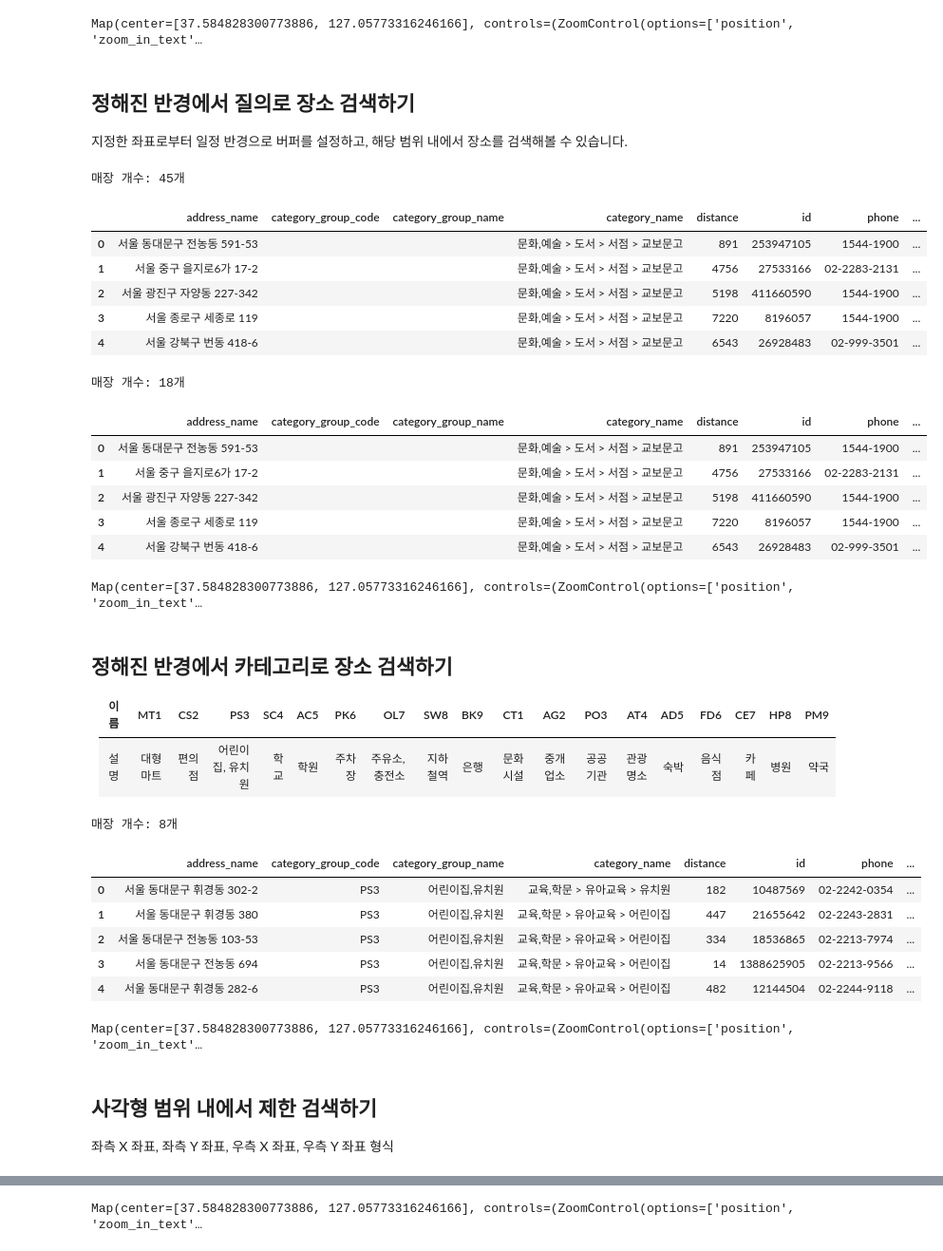
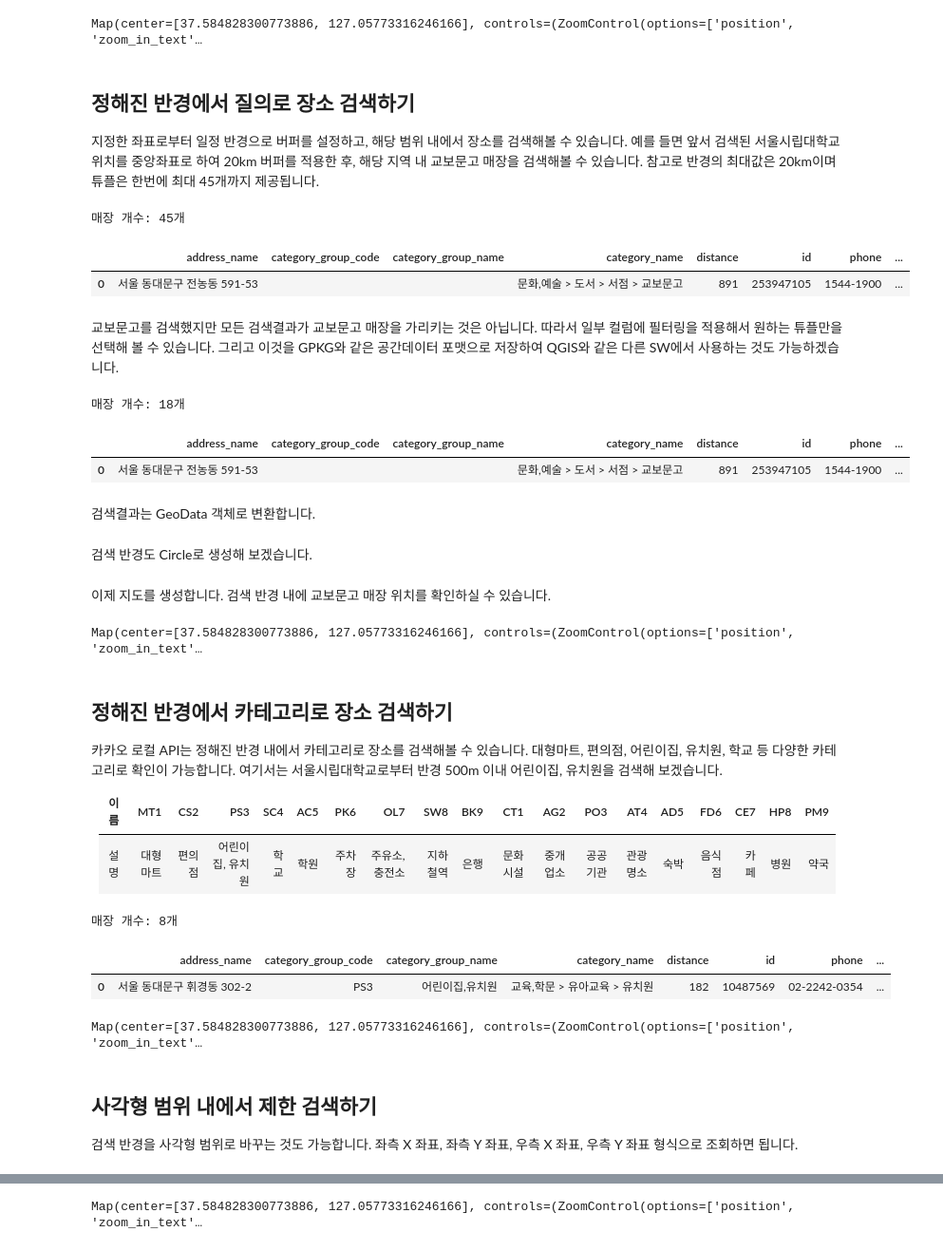
Before and after one commit to osgeokr/geokakao, a Jupyter notebook: kakao_local_api/Kakao_로컬_API를_이용한_공간데이터_검색_기능_소개.ipynb, the cells around one changed output, grey strips where cells are left out. Shown: that part at 95% size. Saved outputs shown, nothing was run; the diff lists cells and outputs as text; code cells hidden in the pictures.

```diff
--- a/kakao_local_api/Kakao_로컬_API를_이용한_공간데이터_검색_기능_소개.ipynb
+++ b/kakao_local_api/Kakao_로컬_API를_이용한_공간데이터_검색_기능_소개.ipynb
@@ -55,7 +55,7 @@ Map(center=[37.584828300773886, 127.05773316246166], controls=(ZoomControl(optio
 # %% [markdown]
 ## 정해진 반경에서 질의로 장소 검색하기
 
-지정한 좌표로부터 일정 반경으로 버퍼를 설정하고, 해당 범위 내에서 장소를 검색해볼 수 있습니다.
+지정한 좌표로부터 일정 반경으로 버퍼를 설정하고, 해당 범위 내에서 장소를 검색해볼 수 있습니다. 예를 들면 앞서 검색된 서울시립대학교 위치를 중앙좌표로 하여 20km 버퍼를 적용한 후, 해당 지역 내 교보문고 매장을 검색해볼 수 있습니다. 참고로 반경의 최대값은 20km이며 튜플은 한번에 최대 45개까지 제공됩니다.
 # %%
 def get_places_by_query(coordinate, radius, query, api_key):
     # 정해진 반경에서 이름으로 장소 검색
@@ -64,55 +64,51 @@ def get_places_by_query(coordinate, radius, query, api_key):
     params = {"query": query,
               "x": coordinate[1],
               "y": coordinate[0],
               "radius": radius}
 
     places = []
     while True:
         response = requests.get(url, headers=headers, params=params)
         data = response.json()
         places.extend(data.get("documents", []))
         if data["meta"]["is_end"]:
             break
         else:
             params["page"] = params.get("page", 1) + 1
     return gpd.GeoDataFrame(
         places,
         geometry=gpd.points_from_xy(
             [place["x"] for place in places], [place["y"] for place in places]
         ),
     )
 
 radius = 20000
 query = "교보문고"
 
 places = get_places_by_query(coordinate, radius, query, api_key)
 print(f"매장 개수: {len(places)}개")
-places.head()
+places.head(1)
 # %% [output]
 매장 개수: 45개
 |  | address_name | category_group_code | category_group_name | category_name | distance | id | phone | ... |
 | 0 | 서울 동대문구 전농동 591-53 |  |  | 문화,예술 > 도서 > 서점 > 교보문고 | 891 | 253947105 | 1544-1900 | ... |
-| 1 | 서울 중구 을지로6가 17-2 |  |  | 문화,예술 > 도서 > 서점 > 교보문고 | 4756 | 27533166 | 02-2283-2131 | ... |
-| 2 | 서울 광진구 자양동 227-342 |  |  | 문화,예술 > 도서 > 서점 > 교보문고 | 5198 | 411660590 | 1544-1900 | ... |
-| 3 | 서울 종로구 세종로 119 |  |  | 문화,예술 > 도서 > 서점 > 교보문고 | 7220 | 8196057 | 1544-1900 | ... |
-| 4 | 서울 강북구 번동 418-6 |  |  | 문화,예술 > 도서 > 서점 > 교보문고 | 6543 | 26928483 | 02-999-3501 | ... |
+# %% [markdown]
+교보문고를 검색했지만 모든 검색결과가 교보문고 매장을 가리키는 것은 아닙니다. 따라서 일부 컬럼에 필터링을 적용해서 원하는 튜플만을 선택해 볼 수 있습니다. 그리고 이것을 GPKG와 같은 공간데이터 포맷으로 저장하여 QGIS와 같은 다른 SW에서 사용하는 것도 가능하겠습니다.
 # %%
 # 필터링
 places = places[
     places["category_name"] == "문화,예술 > 도서 > 서점 > 교보문고"
 ]
-print(f"매장 개수: {len(f_places)}개")
+print(f"매장 개수: {len(places)}개")
 places = places.set_crs(epsg=4326)
 places.to_file("places_by_query.gpkg", driver="GPKG")
-places.head()
+places.head(1)
 # %% [output]
 매장 개수: 18개
 |  | address_name | category_group_code | category_group_name | category_name | distance | id | phone | ... |
 | 0 | 서울 동대문구 전농동 591-53 |  |  | 문화,예술 > 도서 > 서점 > 교보문고 | 891 | 253947105 | 1544-1900 | ... |
-| 1 | 서울 중구 을지로6가 17-2 |  |  | 문화,예술 > 도서 > 서점 > 교보문고 | 4756 | 27533166 | 02-2283-2131 | ... |
-| 2 | 서울 광진구 자양동 227-342 |  |  | 문화,예술 > 도서 > 서점 > 교보문고 | 5198 | 411660590 | 1544-1900 | ... |
-| 3 | 서울 종로구 세종로 119 |  |  | 문화,예술 > 도서 > 서점 > 교보문고 | 7220 | 8196057 | 1544-1900 | ... |
-| 4 | 서울 강북구 번동 418-6 |  |  | 문화,예술 > 도서 > 서점 > 교보문고 | 6543 | 26928483 | 02-999-3501 | ... |
+# %% [markdown]
+검색결과는 GeoData 객체로 변환합니다.
 # %%
 # GeoPandas 레이어를 GeoData로 변환
 geo_data = GeoData(
@@ -126,6 +122,8 @@ geo_data = GeoData(
     },
     name='교보문고'  # 레이어 이름
 )
+# %% [markdown]
+검색 반경도 Circle로 생성해 보겠습니다.
 # %%
 # Circle 생성
 circle = Circle()
@@ -134,6 +132,8 @@ circle.radius = radius  # 원의 반경
 circle.color = "red"  # 원의 테두리 색상
 circle.fill_color = "red"  # 원의 내부 색상
 circle.fill_opacity = 0.5  # 원의 내부 투명도
+# %% [markdown]
+이제 지도를 생성합니다. 검색 반경 내에 교보문고 매장 위치를 확인하실 수 있습니다.
 # %%
 # 지도 생성 (Vworld 백지도 사용)
 m = Map(center=coordinate,
@@ -149,6 +149,9 @@ m
 Map(center=[37.584828300773886, 127.05773316246166], controls=(ZoomControl(options=['position', 'zoom_in_text'…
 # %% [markdown]
 ## 정해진 반경에서 카테고리로 장소 검색하기
+
+카카오 로컬 API는 정해진 반경 내에서 카테고리로 장소를 검색해볼 수 있습니다. 대형마트, 편의점, 어린이집, 유치원, 학교 등 다양한 카테고리로 확인이 가능합니다. 여기서는 서울시립대학교로부터 반경 500m 이내 어린이집, 유치원을 검색해 보겠습니다.
+
 | 이름 | MT1 | CS2 | PS3 | SC4 | AC5 | PK6 | OL7 | SW8 | BK9 | CT1 | AG2 | PO3 | AT4 | AD5 | FD6 | CE7 | HP8 | PM9 |
 |------|------|------|------|------|------|------|------|------|------|------|------|------|------|------|------|------|------|------|
 | 설명 | 대형마트 | 편의점 | 어린이집, 유치원 | 학교 | 학원 | 주차장 | 주유소, 충전소 | 지하철역 | 은행 | 문화시설 | 중개업소 | 공공기관 | 관광명소 | 숙박 | 음식점 | 카페 | 병원 | 약국 |
@@ -185,15 +188,11 @@ places = get_places_by_category(coordinate, radius, category_group_code, api_key
 print(f"매장 개수: {len(places)}개")
 places = places.set_crs(epsg=4326)
 places.to_file("places_by_category.gpkg", driver="GPKG")
-places.head()
+places.head(1)
 # %% [output]
 매장 개수: 8개
 |  | address_name | category_group_code | category_group_name | category_name | distance | id | phone | ... |
 | 0 | 서울 동대문구 휘경동 302-2 | PS3 | 어린이집,유치원 | 교육,학문 > 유아교육 > 유치원 | 182 | 10487569 | 02-2242-0354 | ... |
-| 1 | 서울 동대문구 휘경동 380 | PS3 | 어린이집,유치원 | 교육,학문 > 유아교육 > 어린이집 | 447 | 21655642 | 02-2243-2831 | ... |
-| 2 | 서울 동대문구 전농동 103-53 | PS3 | 어린이집,유치원 | 교육,학문 > 유아교육 > 어린이집 | 334 | 18536865 | 02-2213-7974 | ... |
-| 3 | 서울 동대문구 전농동 694 | PS3 | 어린이집,유치원 | 교육,학문 > 유아교육 > 어린이집 | 14 | 1388625905 | 02-2213-9566 | ... |
-| 4 | 서울 동대문구 휘경동 282-6 | PS3 | 어린이집,유치원 | 교육,학문 > 유아교육 > 어린이집 | 482 | 12144504 | 02-2244-9118 | ... |
 # %%
 # GeoPandas 레이어를 GeoData로 변환
 geo_data = GeoData(
@@ -231,7 +230,7 @@ Map(center=[37.584828300773886, 127.05773316246166], controls=(ZoomControl(optio
 # %% [markdown]
 ## 사각형 범위 내에서 제한 검색하기
 
-좌측 X 좌표, 좌측 Y 좌표, 우측 X 좌표, 우측 Y 좌표 형식
+검색 반경을 사각형 범위로 바꾸는 것도 가능합니다. 좌측 X 좌표, 좌측 Y 좌표, 우측 X 좌표, 우측 Y 좌표 형식으로 조회하면 됩니다.
 # %%
 def get_places_by_category_with_rect(bbox, category_group_code, api_key):
     # 사각형 영역에서 카테고리로 장소 검색
```
Also changed, not shown: parts of 3 cells of this notebook.
